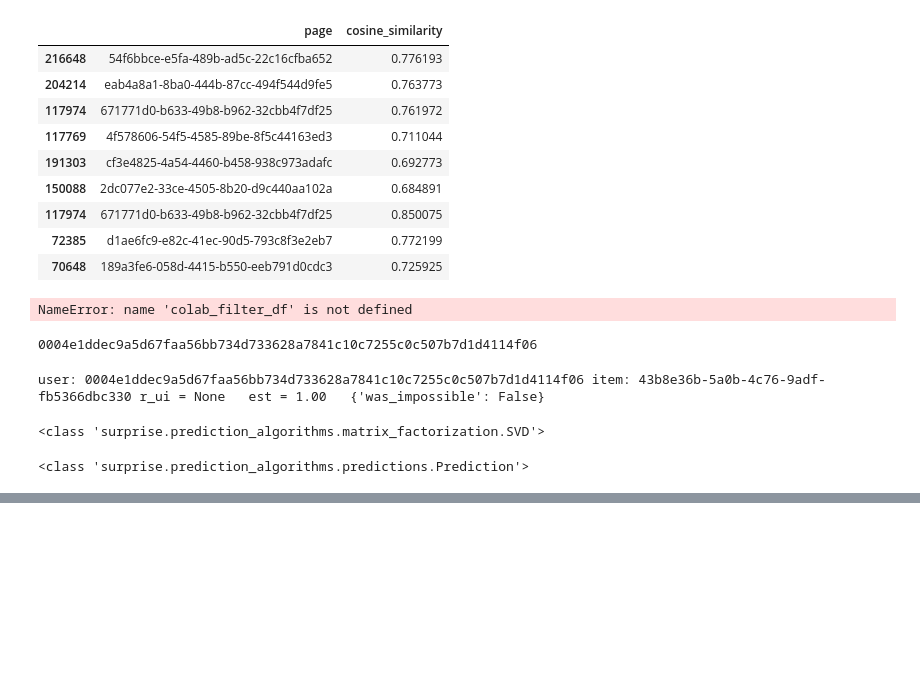
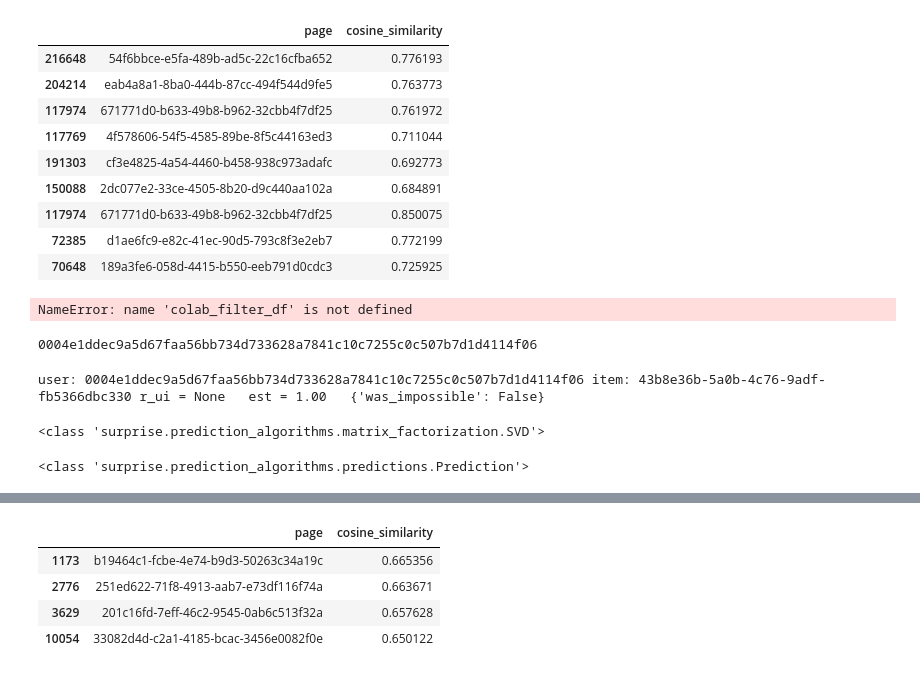
Before and after one commit to BrisaNascimento/globo_recommendation_fiap, a Jupyter notebook: globo_recommendation_fiap/data/challenge_files/notebook_julio.ipynb, the cells around one changed output, grey strips where cells are left out. Drawn from its saved outputs; the diff is of its cells as text; code cells hidden in the pictures; blank space fills up the shorter version.

```diff
--- a/globo_recommendation_fiap/data/challenge_files/notebook_julio.ipynb
+++ b/globo_recommendation_fiap/data/challenge_files/notebook_julio.ipynb
@@ -398,0 +482,13 @@ print(type(prediction))
+# %%
+rec4 = ContentRecomender(top_k=4)
+content_embbeding = news_base['content_embbeding'][0]
+# %%
+recommendations = rec4.predict(content_embbeding, recent_news)
+# %%
+recommendations.head()
+# %% [output]
+|  | page | cosine_similarity |
+| 1173 | b19464c1-fcbe-4e74-b9d3-50263c34a19c | 0.665356 |
+| 2776 | 251ed622-71f8-4913-aab7-e73df116f74a | 0.663671 |
+| 3629 | 201c16fd-7eff-46c2-9545-0ab6c513f32a | 0.657628 |
+| 10054 | 33082d4d-c2a1-4185-bcac-3456e0082f0e | 0.650122 |
```
Also changed, not shown: parts of 6 cells of this notebook, 1 other file.
